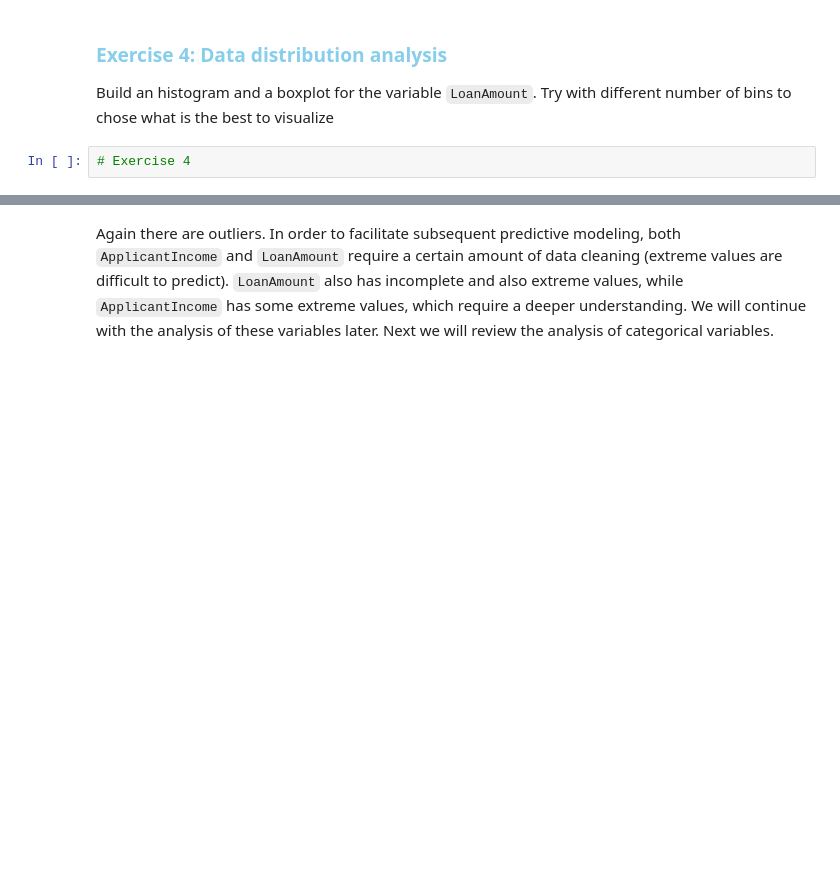
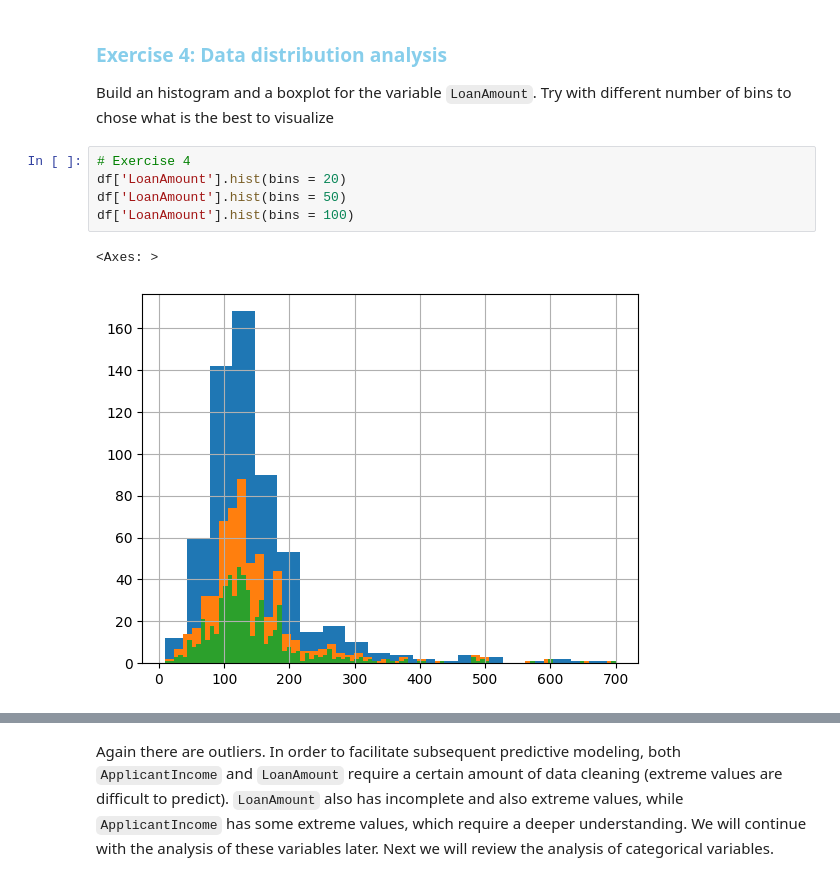
Before and after one commit to MartinaIscarSoto/TPM034A_2026, a Jupyter notebook: My labs/lab_session_00/lab_session_00.ipynb, the cells around one changed output, grey strips where cells are left out. Cells and saved outputs as stored; diff of their text form; blank space fills up the shorter version.

```diff
--- a/My labs/lab_session_00/lab_session_00.ipynb
+++ b/My labs/lab_session_00/lab_session_00.ipynb
@@ -440,5 +481,11 @@ We can see that there are no substantial differences between the average income
 ### <span style="color:skyblue">Exercise 4: Data distribution analysis</span>
 
 Build an histogram and a boxplot for the variable `LoanAmount`. Try with different number of bins to chose what is the best to visualize
-# %%
-# Exercise 4
+# %%
+# Exercise 4
+df['LoanAmount'].hist(bins = 20)
+df['LoanAmount'].hist(bins = 50)
+df['LoanAmount'].hist(bins = 100)
+# %% [output]
+<Axes: >
+[figure, added]
```
Also changed, not shown: parts of 17 cells of this notebook.
